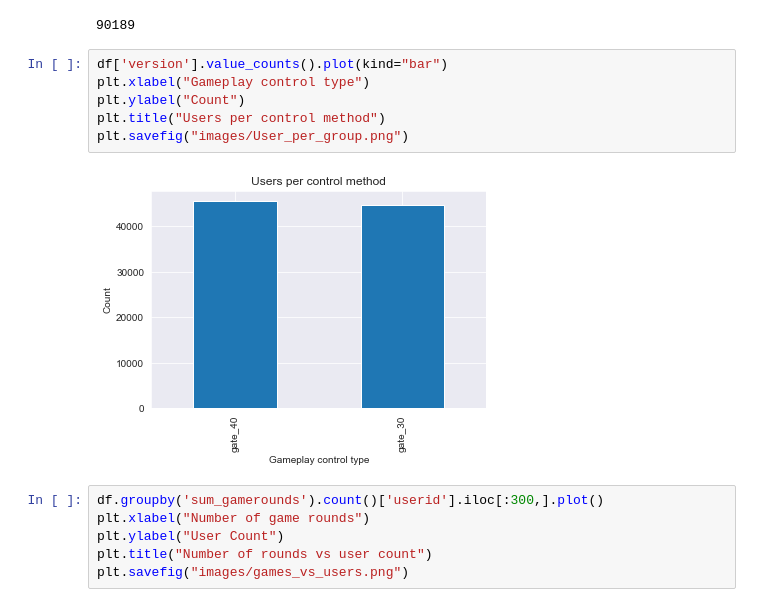
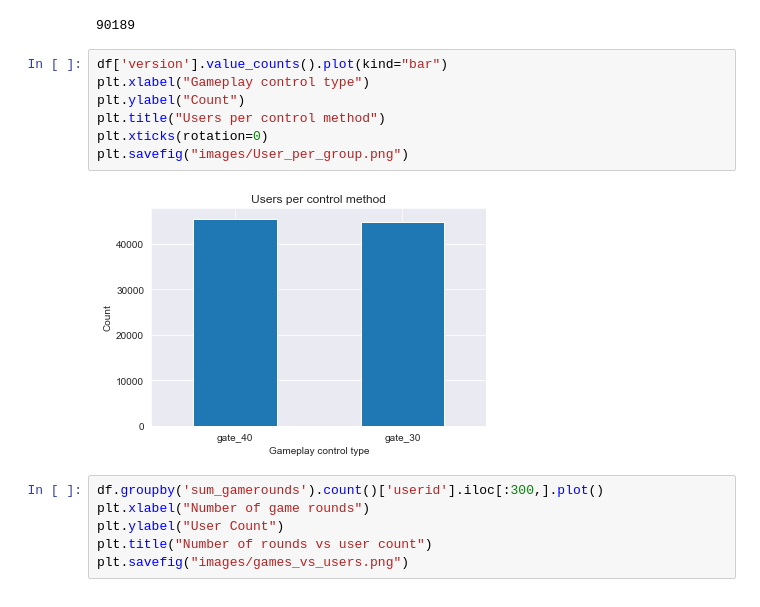
Before and after one commit to nehelmalhotra/AB-Testing-Customer-Retention, a Jupyter notebook: A_B_Testing.ipynb, the cells around one changed output. Cells and saved outputs as stored; diff of their text form.

```diff
--- a/A_B_Testing.ipynb
+++ b/A_B_Testing.ipynb
@@ -33,11 +33,12 @@ df['userid'].nunique()
 # %%
 df['version'].value_counts().plot(kind="bar")
 plt.xlabel("Gameplay control type")
 plt.ylabel("Count")
 plt.title("Users per control method")
+plt.xticks(rotation=0)
 plt.savefig("images/User_per_group.png")
 # %% [output]
-[figure, old version]
+[figure, new version]
 # %%
 df.groupby('sum_gamerounds').count()['userid'].iloc[:300,].plot()
 plt.xlabel("Number of game rounds")
```
Also changed, not shown: parts of 2 cells of this notebook, 3 other files.
